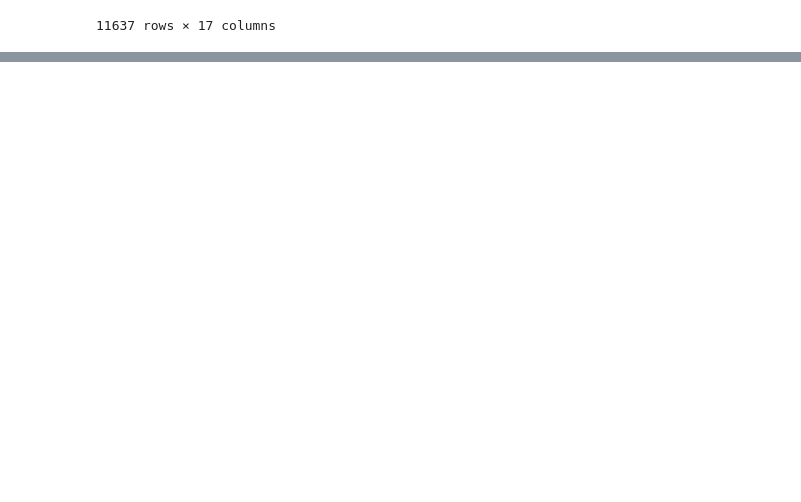
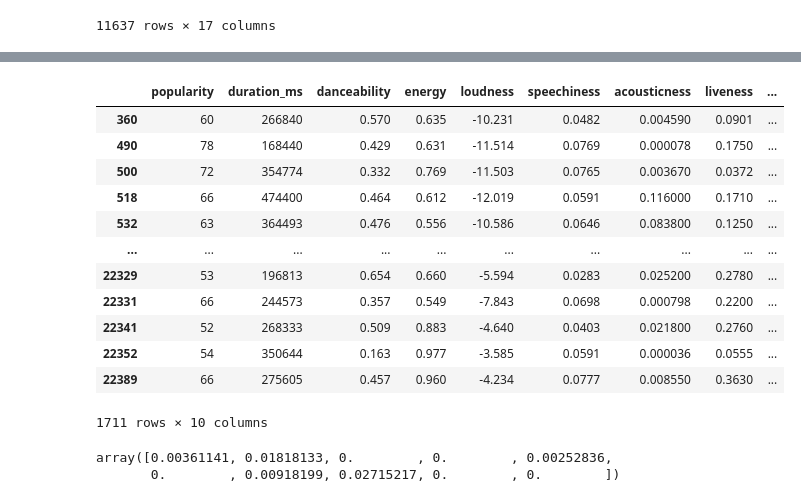
Before and after one commit to michal1010/song-recommendation-system, a Jupyter notebook: project.ipynb, the cells around one changed output, grey strips where cells are left out. Saved outputs shown, nothing was run; the diff lists cells and outputs as text; code cells hidden in the pictures; blank space fills up the shorter version.

```diff
--- a/project.ipynb
+++ b/project.ipynb
@@ -86,0 +183,30 @@ divided_songs['pop']
+# %%
+divided_songs['metal'].loc[:, ('popularity', 'duration_ms', 'danceability',
+                                                     'energy', 'loudness', 'speechiness', 'acousticness', 'liveness',
+                                                     'valence', 'tempo')]
+# %% [output]
+|  | popularity | duration_ms | danceability | energy | loudness | speechiness | acousticness | liveness | ... |
+| 360 | 60 | 266840 | 0.570 | 0.635 | -10.231 | 0.0482 | 0.004590 | 0.0901 | ... |
+| 490 | 78 | 168440 | 0.429 | 0.631 | -11.514 | 0.0769 | 0.000078 | 0.1750 | ... |
+| 500 | 72 | 354774 | 0.332 | 0.769 | -11.503 | 0.0765 | 0.003670 | 0.0372 | ... |
+| 518 | 66 | 474400 | 0.464 | 0.612 | -12.019 | 0.0591 | 0.116000 | 0.1710 | ... |
+| 532 | 63 | 364493 | 0.476 | 0.556 | -10.586 | 0.0646 | 0.083800 | 0.1250 | ... |
+| ... | ... | ... | ... | ... | ... | ... | ... | ... | ... |
+| 22329 | 53 | 196813 | 0.654 | 0.660 | -5.594 | 0.0283 | 0.025200 | 0.2780 | ... |
+| 22331 | 66 | 244573 | 0.357 | 0.549 | -7.843 | 0.0698 | 0.000798 | 0.2200 | ... |
+| 22341 | 52 | 268333 | 0.509 | 0.883 | -4.640 | 0.0403 | 0.021800 | 0.2760 | ... |
+| 22352 | 54 | 350644 | 0.163 | 0.977 | -3.585 | 0.0591 | 0.000036 | 0.0555 | ... |
+| 22389 | 66 | 275605 | 0.457 | 0.960 | -4.234 | 0.0777 | 0.008550 | 0.3630 | ... |
+1711 rows × 10 columns
+# %%
+from sklearn.feature_selection import mutual_info_regression
+
+# mutual_info_regression(divided_songs['rock'].loc[:, ('popularity', 'duration_ms', 'danceability',
+#                                                      'energy', 'loudness', 'speechiness', 'acousticness', 'liveness',
+#                                                      'valence', 'tempo')], divided_songs['rock']['coherence'])
+mutual_info_regression(divided_songs['trap'].loc[:, ('popularity', 'duration_ms', 'danceability',
+                                                     'energy', 'loudness', 'speechiness', 'acousticness', 'liveness',
+                                                     'valence', 'tempo')], divided_songs['trap']['coherence'])
+# %% [output]
+array([0.00361141, 0.01818133, 0.        , 0.        , 0.00252836,
+       0.        , 0.00918199, 0.02715217, 0.        , 0.        ])
```
Also changed, not shown: parts of 11 cells of this notebook, 1 other file.
